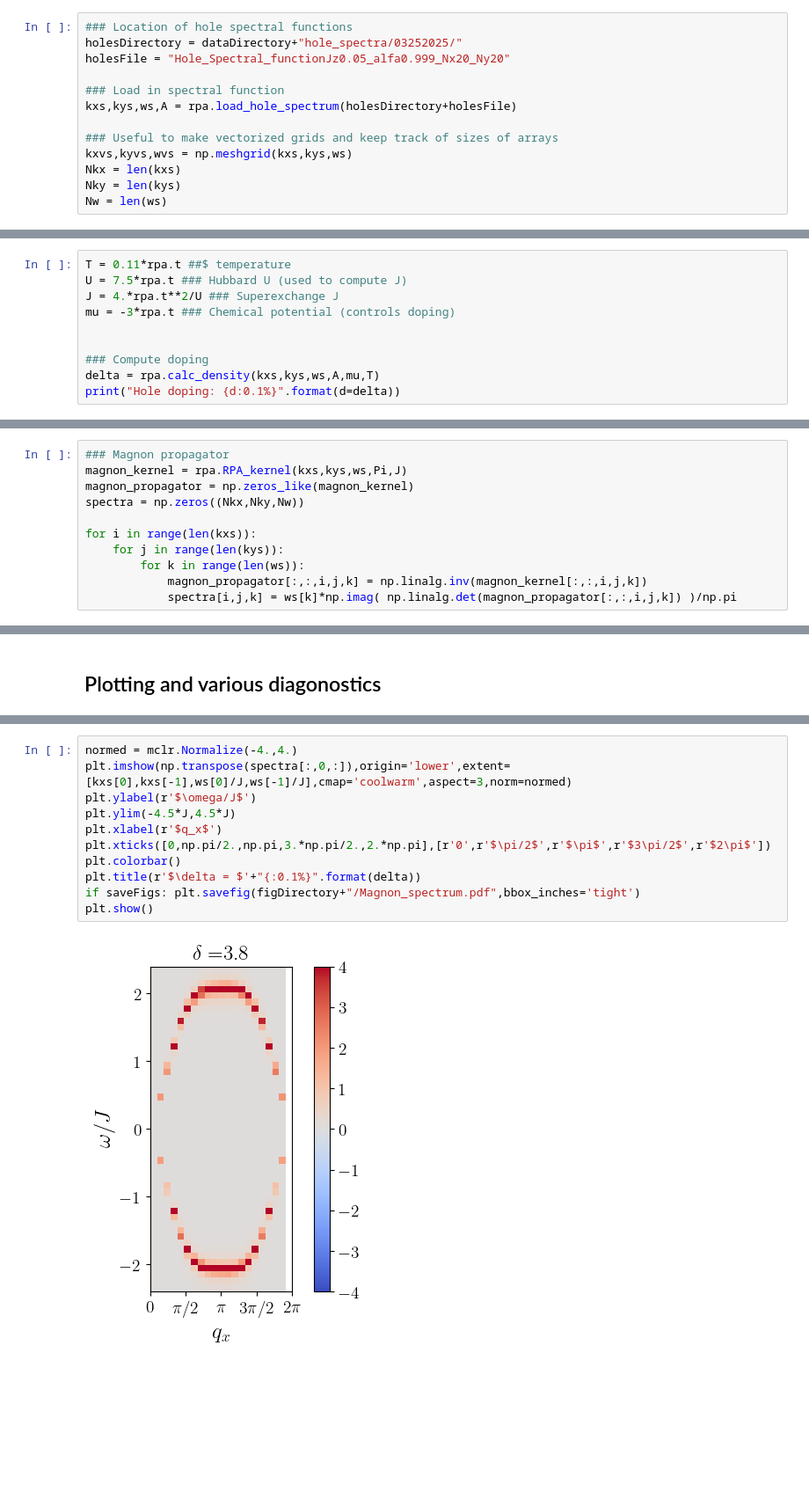
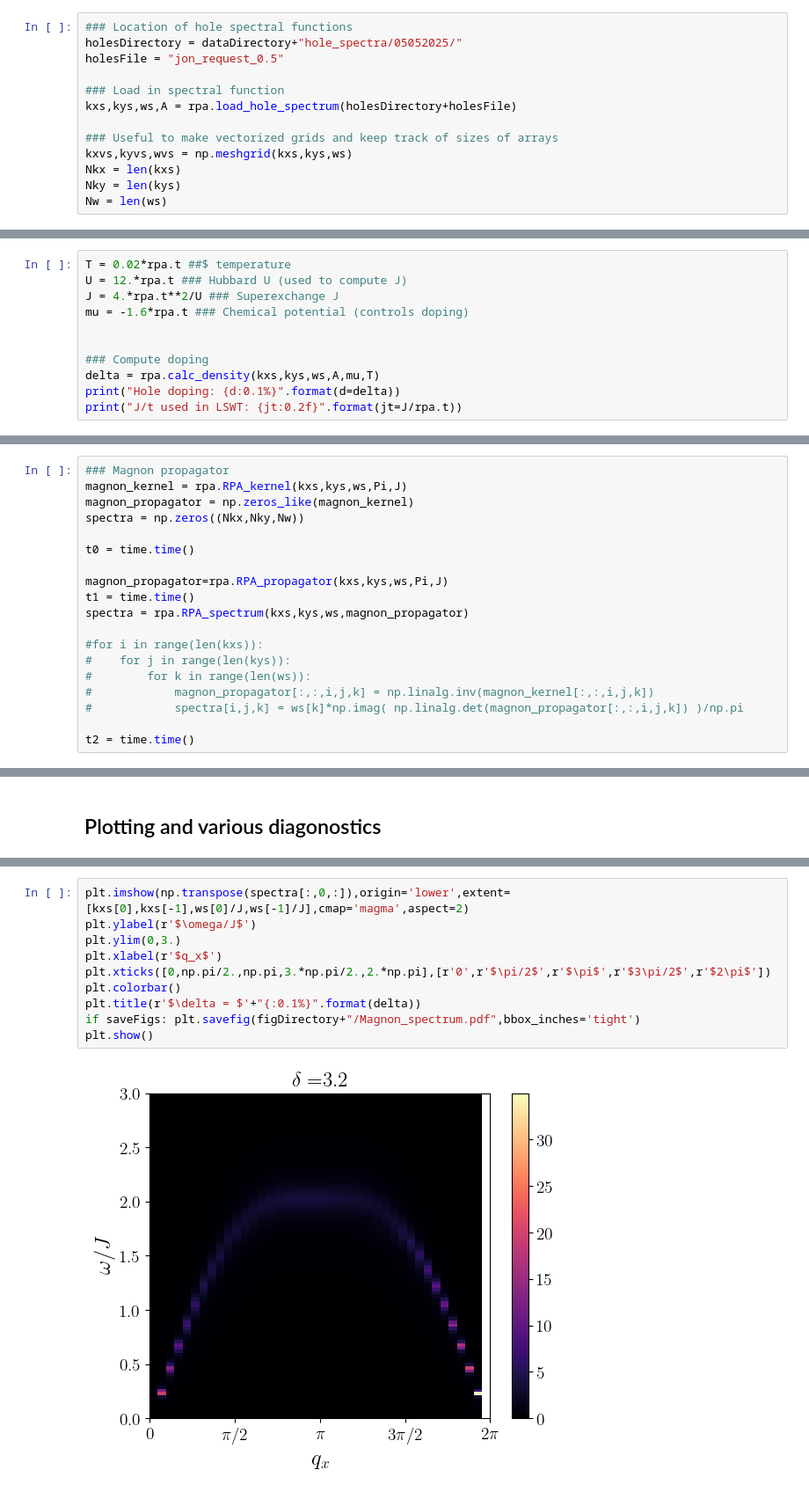
Before and after one commit to j-curtis/holes_and_magnons, a Jupyter notebook: Magnon_RPA_plots.ipynb, the cells around one changed output, grey strips where cells are left out. Shown at 88% size. Drawn from its saved outputs; the diff is of its cells as text; blank space fills up the shorter version.

```diff
--- a/Magnon_RPA_plots.ipynb
+++ b/Magnon_RPA_plots.ipynb
@@ -25,8 +27,8 @@ dataDirectory = "../data/" ### Data is loaded from and stored to this folder
 ## Load in spectral function
 # %%
 ### Location of hole spectral functions
-holesDirectory = dataDirectory+"hole_spectra/03252025/"
-holesFile = "Hole_Spectral_functionJz0.05_alfa0.999_Nx20_Ny20"
+holesDirectory = dataDirectory+"hole_spectra/05052025/"
+holesFile = "jon_request_0.5"
 
 ### Load in spectral function
 kxs,kys,ws,A = rpa.load_hole_spectrum(holesDirectory+holesFile)
@@ -51,13 +54,14 @@ plt.show()
 # %% [markdown]
 ## Set parameters and computing doping
 # %%
-T = 0.11*rpa.t ##$ temperature
-U = 7.5*rpa.t ### Hubbard U (used to compute J)
+T = 0.02*rpa.t ##$ temperature
+U = 12.*rpa.t ### Hubbard U (used to compute J)
 J = 4.*rpa.t**2/U ### Superexchange J
-mu = -3*rpa.t ### Chemical potential (controls doping)
+mu = -1.6*rpa.t ### Chemical potential (controls doping)
 
 
 ### Compute doping
 delta = rpa.calc_density(kxs,kys,ws,A,mu,T)
 print("Hole doping: {d:0.1%}".format(d=delta))
+print("J/t used in LSWT: {jt:0.2f}".format(jt=J/rpa.t))
 # %% [output]
@@ -74,8 +94,16 @@ magnon_kernel = rpa.RPA_kernel(kxs,kys,ws,Pi,J)
 magnon_propagator = np.zeros_like(magnon_kernel)
 spectra = np.zeros((Nkx,Nky,Nw))
 
-for i in range(len(kxs)):
-    for j in range(len(kys)):
-        for k in range(len(ws)):
-            magnon_propagator[:,:,i,j,k] = np.linalg.inv(magnon_kernel[:,:,i,j,k])
-            spectra[i,j,k] = ws[k]*np.imag( np.linalg.det(magnon_propagator[:,:,i,j,k]) )/np.pi
+t0 = time.time()
+
+magnon_propagator=rpa.RPA_propagator(kxs,kys,ws,Pi,J)
+t1 = time.time()
+spectra = rpa.RPA_spectrum(kxs,kys,ws,magnon_propagator)
+
+#for i in range(len(kxs)):
+#    for j in range(len(kys)):
+#        for k in range(len(ws)):
+#            magnon_propagator[:,:,i,j,k] = np.linalg.inv(magnon_kernel[:,:,i,j,k])
+#            spectra[i,j,k] = ws[k]*np.imag( np.linalg.det(magnon_propagator[:,:,i,j,k]) )/np.pi
+
+t2 = time.time()
@@ -127,13 +167,12 @@ if True:
 # %%
-normed = mclr.Normalize(-4.,4.)
-plt.imshow(np.transpose(spectra[:,0,:]),origin='lower',extent=[kxs[0],kxs[-1],ws[0]/J,ws[-1]/J],cmap='coolwarm',aspect=3,norm=normed)
+plt.imshow(np.transpose(spectra[:,0,:]),origin='lower',extent=[kxs[0],kxs[-1],ws[0]/J,ws[-1]/J],cmap='magma',aspect=2)
 plt.ylabel(r'$\omega/J$')
-plt.ylim(-4.5*J,4.5*J)
+plt.ylim(0,3.)
 plt.xlabel(r'$q_x$')
 plt.xticks([0,np.pi/2.,np.pi,3.*np.pi/2.,2.*np.pi],[r'0',r'$\pi/2$',r'$\pi$',r'$3\pi/2$',r'$2\pi$'])
 plt.colorbar()
 plt.title(r'$\delta = $'+"{:0.1%}".format(delta))
 if saveFigs: plt.savefig(figDirectory+"/Magnon_spectrum.pdf",bbox_inches='tight')
 plt.show()
 # %% [output]
-[figure, old version]
+[figure, new version]
```
Also changed, not shown: parts of 8 cells of this notebook, 1 other file.
